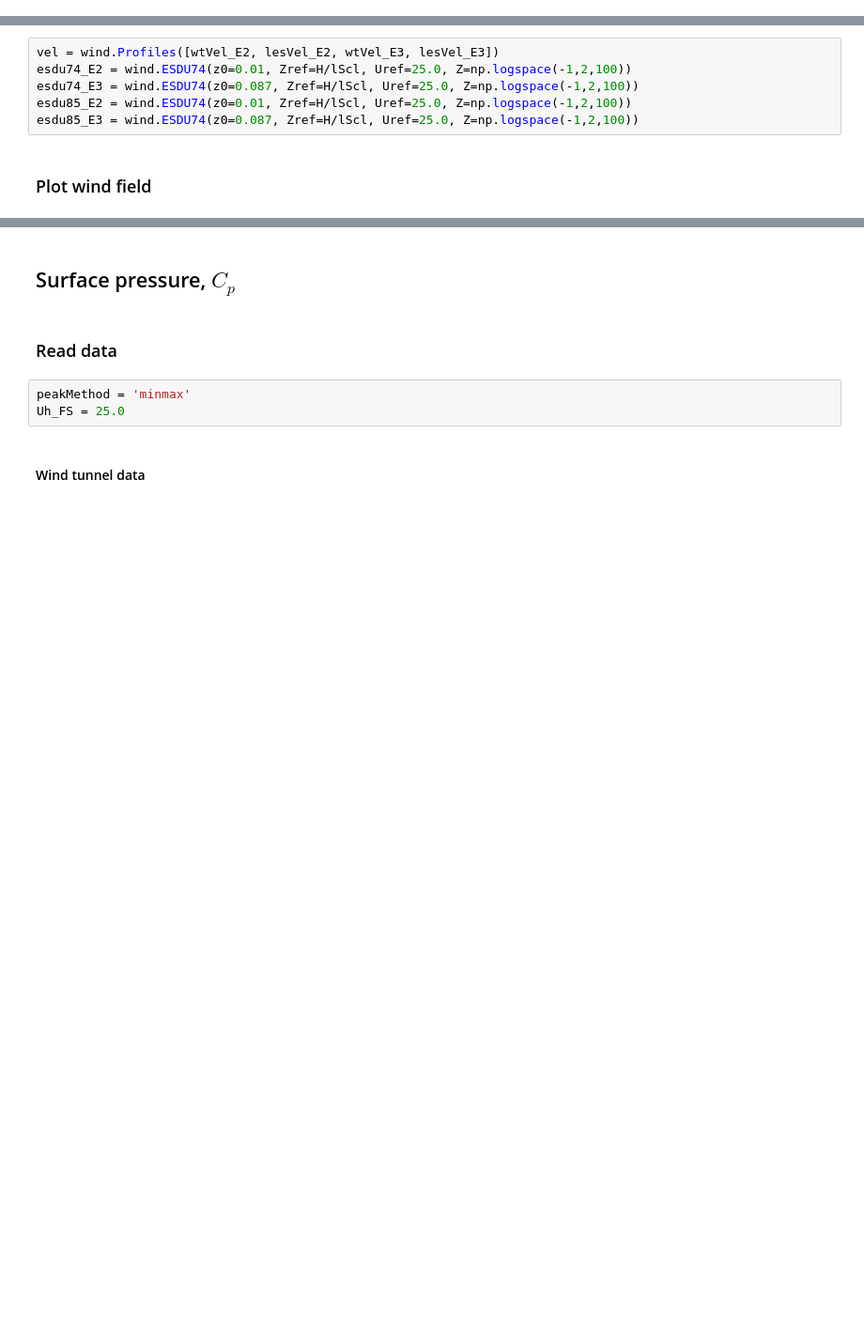
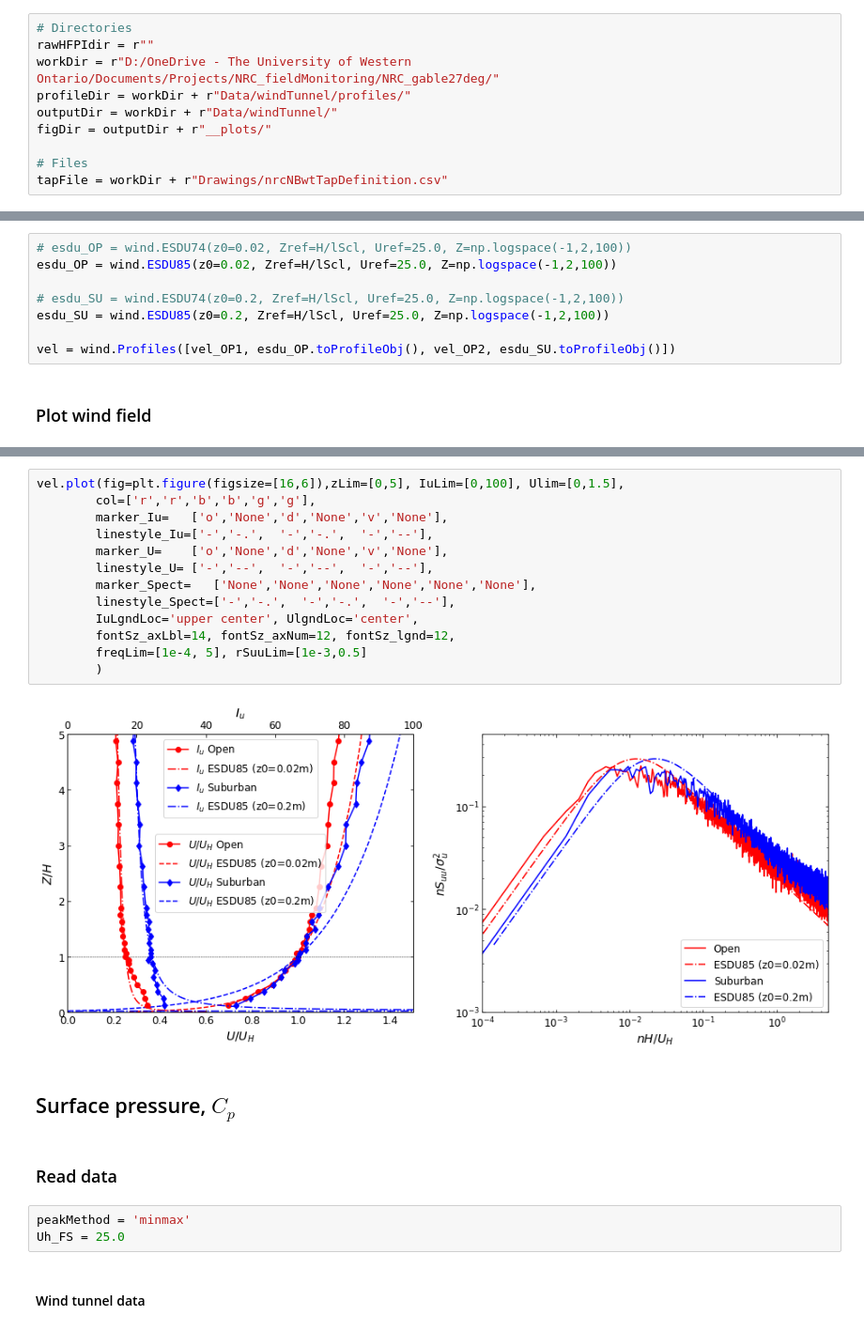
Before and after one commit to Tsinuel/windCalc, a Jupyter notebook: src/lab_NRC_NB.ipynb, the cells around one changed output, grey strips where cells are left out. Shown at 94% size. Drawn from its saved outputs; the diff is of its cells as text; blank space fills up the shorter version.

```diff
--- a/src/lab_NRC_NB.ipynb
+++ b/src/lab_NRC_NB.ipynb
@@ -23,2 +54,12 @@ figDir = r"D:/OneDrive - The University of Western Ontario/Documents/Projects/NR
+# %%
+# Directories
+rawHFPIdir = r""
+workDir = r"D:/OneDrive - The University of Western Ontario/Documents/Projects/NRC_fieldMonitoring/NRC_gable27deg/"
+profileDir = workDir + r"Data/windTunnel/profiles/"
+outputDir = workDir + r"Data/windTunnel/"
+figDir = outputDir + r"__plots/"
+
+# Files
+tapFile = workDir + r"Drawings/nrcNBwtTapDefinition.csv"
 # %% [markdown]
 ### General parameters
@@ -343,8 +396,10 @@ lesVel_E3.name = "LES(z_0=0.087m)"
 # %%
-vel = wind.Profiles([wtVel_E2, lesVel_E2, wtVel_E3, lesVel_E3])
-esdu74_E2 = wind.ESDU74(z0=0.01, Zref=H/lScl, Uref=25.0, Z=np.logspace(-1,2,100))
-esdu74_E3 = wind.ESDU74(z0=0.087, Zref=H/lScl, Uref=25.0, Z=np.logspace(-1,2,100))
-esdu85_E2 = wind.ESDU74(z0=0.01, Zref=H/lScl, Uref=25.0, Z=np.logspace(-1,2,100))
-esdu85_E3 = wind.ESDU74(z0=0.087, Zref=H/lScl, Uref=25.0, Z=np.logspace(-1,2,100))
+# esdu_OP = wind.ESDU74(z0=0.02, Zref=H/lScl, Uref=25.0, Z=np.logspace(-1,2,100))
+esdu_OP = wind.ESDU85(z0=0.02, Zref=H/lScl, Uref=25.0, Z=np.logspace(-1,2,100))
+
+# esdu_SU = wind.ESDU74(z0=0.2, Zref=H/lScl, Uref=25.0, Z=np.logspace(-1,2,100))
+esdu_SU = wind.ESDU85(z0=0.2, Zref=H/lScl, Uref=25.0, Z=np.logspace(-1,2,100))
+
+vel = wind.Profiles([vel_OP1, esdu_OP.toProfileObj(), vel_OP2, esdu_SU.toProfileObj()])
 # %% [markdown]
 ### Plot wind field
@@ -628,3 +406,18 @@ if saveFigs:
+# %%
+vel.plot(fig=plt.figure(figsize=[16,6]),zLim=[0,5], IuLim=[0,100], Ulim=[0,1.5],
+        col=['r','r','b','b','g','g'],
+        marker_Iu=   ['o','None','d','None','v','None'],
+        linestyle_Iu=['-','-.',  '-','-.',  '-','--'],
+        marker_U=    ['o','None','d','None','v','None'],
+        linestyle_U= ['-','--',  '-','--',  '-','--'],
+        marker_Spect=   ['None','None','None','None','None','None'],
+        linestyle_Spect=['-','-.',  '-','-.',  '-','--'],
+        IuLgndLoc='upper center', UlgndLoc='center',
+        fontSz_axLbl=14, fontSz_axNum=12, fontSz_lgnd=12,
+        freqLim=[1e-4, 5], rSuuLim=[1e-3,0.5]
+        )
+# %% [output]
+[figure, added]
 # %% [markdown]
 ## Surface pressure, $C_p$
 # %% [markdown]
```
Also changed, not shown: parts of 31 cells of this notebook, 9 other files.
